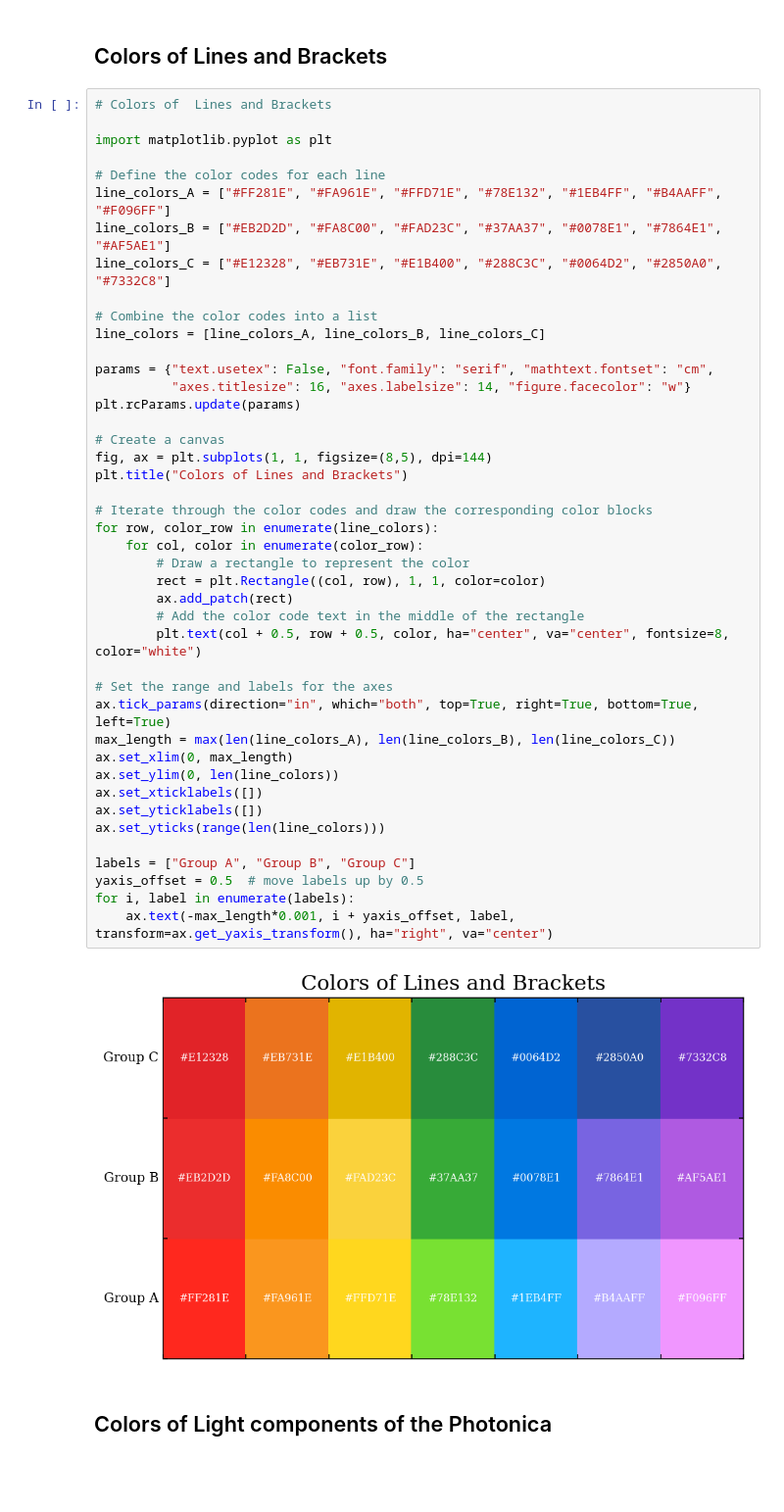
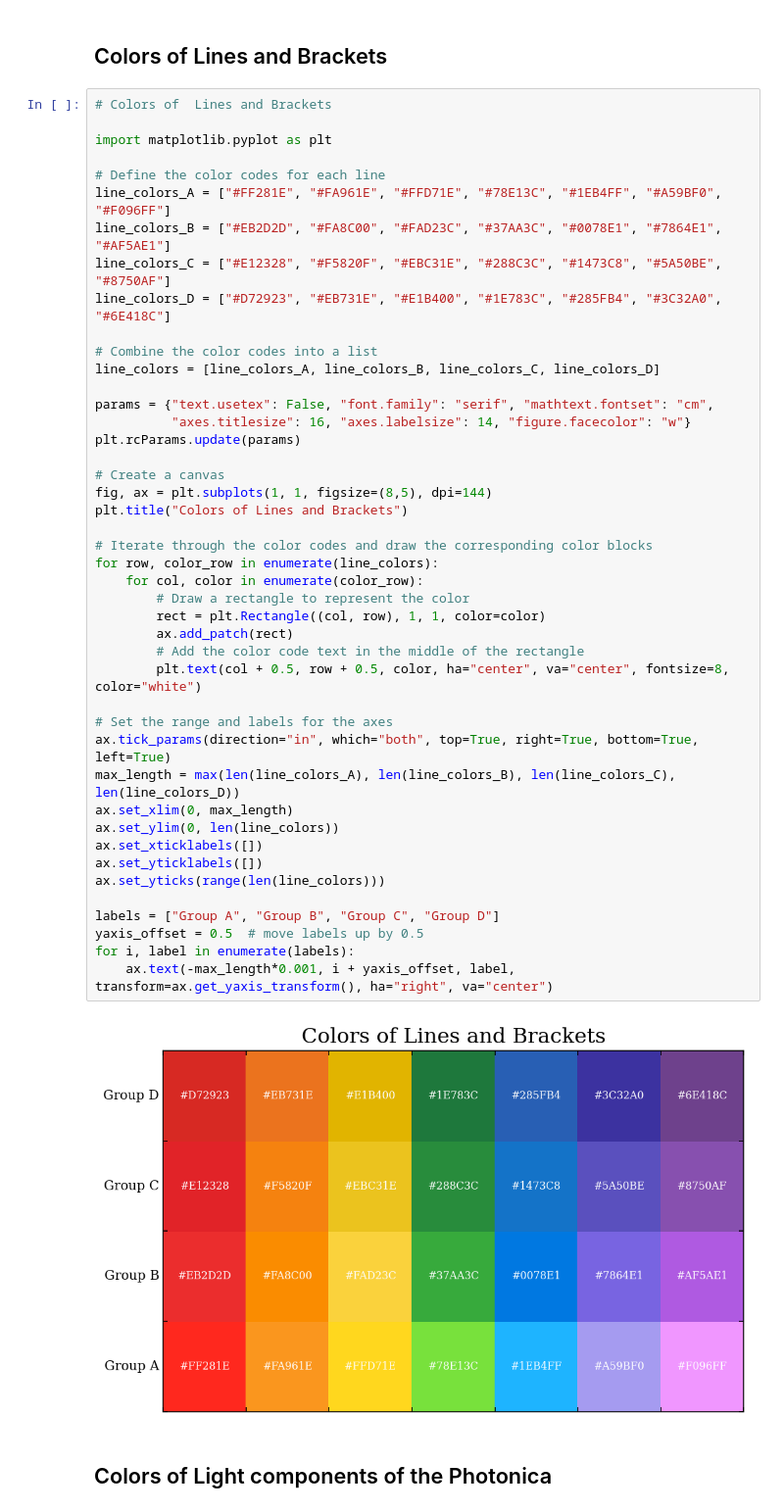
Before and after one commit to Photonico/Computational_Physics_Topics, a Jupyter notebook: Color References/Colors Demonstration.ipynb, the cells around one changed output. Shown at 98% size. Saved outputs shown, nothing was run; the diff lists cells and outputs as text; blank space fills up the shorter version.

```diff
--- a/Color References/Colors Demonstration.ipynb
+++ b/Color References/Colors Demonstration.ipynb
@@ -48,45 +48,46 @@ Black       #282828 #141414 #000000
 import matplotlib.pyplot as plt
 
 # Define the color codes for each line
-line_colors_A = ["#FF281E", "#FA961E", "#FFD71E", "#78E132", "#1EB4FF", "#B4AAFF", "#F096FF"]
-line_colors_B = ["#EB2D2D", "#FA8C00", "#FAD23C", "#37AA37", "#0078E1", "#7864E1", "#AF5AE1"]
-line_colors_C = ["#E12328", "#EB731E", "#E1B400", "#288C3C", "#0064D2", "#2850A0", "#7332C8"]
+line_colors_A = ["#FF281E", "#FA961E", "#FFD71E", "#78E13C", "#1EB4FF", "#A59BF0", "#F096FF"]
+line_colors_B = ["#EB2D2D", "#FA8C00", "#FAD23C", "#37AA3C", "#0078E1", "#7864E1", "#AF5AE1"]
+line_colors_C = ["#E12328", "#F5820F", "#EBC31E", "#288C3C", "#1473C8", "#5A50BE", "#8750AF"]
+line_colors_D = ["#D72923", "#EB731E", "#E1B400", "#1E783C", "#285FB4", "#3C32A0", "#6E418C"]
 
 # Combine the color codes into a list
-line_colors = [line_colors_A, line_colors_B, line_colors_C]
+line_colors = [line_colors_A, line_colors_B, line_colors_C, line_colors_D]
 
 params = {"text.usetex": False, "font.family": "serif", "mathtext.fontset": "cm",
           "axes.titlesize": 16, "axes.labelsize": 14, "figure.facecolor": "w"}
 plt.rcParams.update(params)
 
 # Create a canvas
 fig, ax = plt.subplots(1, 1, figsize=(8,5), dpi=144)
 plt.title("Colors of Lines and Brackets")
 
 # Iterate through the color codes and draw the corresponding color blocks
 for row, color_row in enumerate(line_colors):
     for col, color in enumerate(color_row):
         # Draw a rectangle to represent the color
         rect = plt.Rectangle((col, row), 1, 1, color=color)
         ax.add_patch(rect)
         # Add the color code text in the middle of the rectangle
         plt.text(col + 0.5, row + 0.5, color, ha="center", va="center", fontsize=8, color="white")
 
 # Set the range and labels for the axes
 ax.tick_params(direction="in", which="both", top=True, right=True, bottom=True, left=True)
-max_length = max(len(line_colors_A), len(line_colors_B), len(line_colors_C))
+max_length = max(len(line_colors_A), len(line_colors_B), len(line_colors_C), len(line_colors_D))
 ax.set_xlim(0, max_length)
 ax.set_ylim(0, len(line_colors))
 ax.set_xticklabels([])
 ax.set_yticklabels([])
 ax.set_yticks(range(len(line_colors)))
 
-labels = ["Group A", "Group B", "Group C"]
+labels = ["Group A", "Group B", "Group C", "Group D"]
 yaxis_offset = 0.5  # move labels up by 0.5
 for i, label in enumerate(labels):
     ax.text(-max_length*0.001, i + yaxis_offset, label, transform=ax.get_yaxis_transform(), ha="right", va="center")
 # %% [output]
-[figure, old version]
+[figure, new version]
 # %% [markdown]
 ## Colors of Light components of the Photonica
 # %%
```
